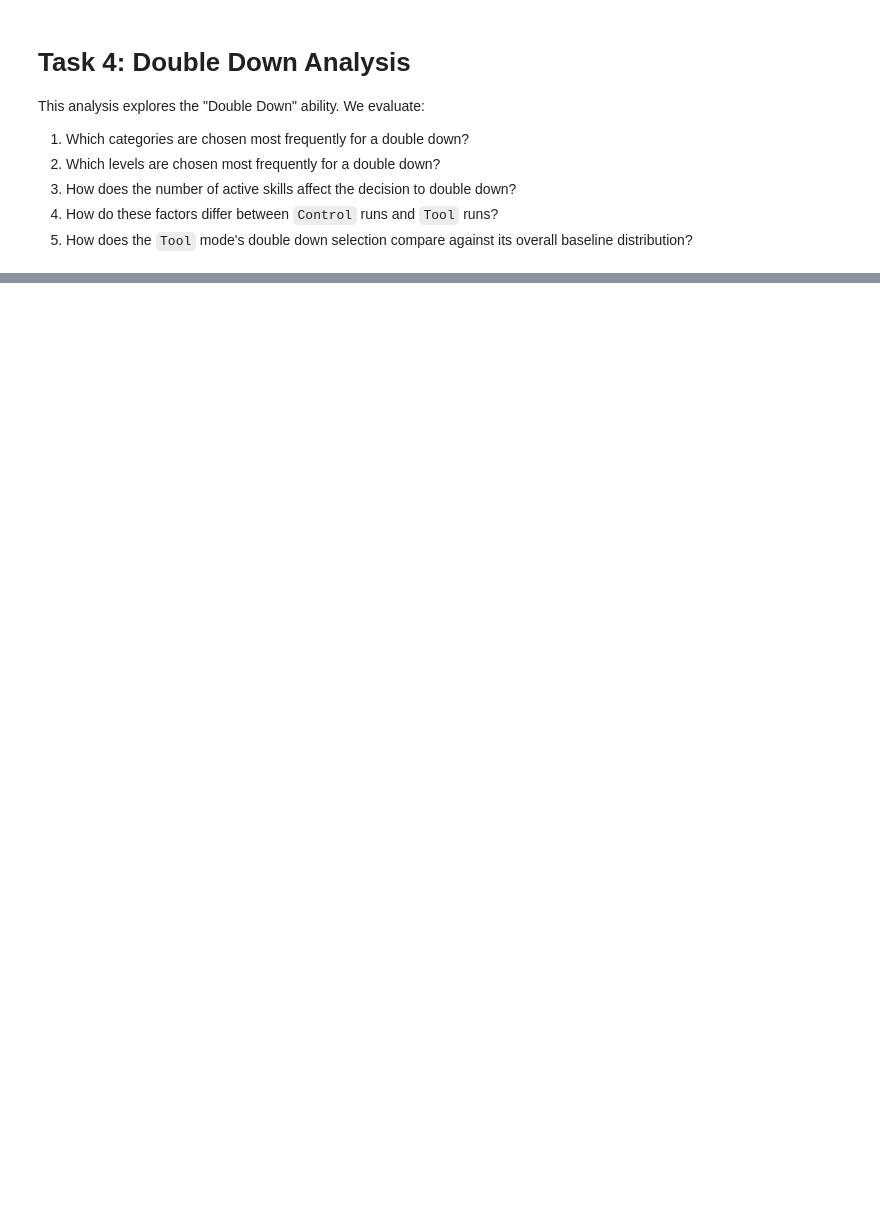
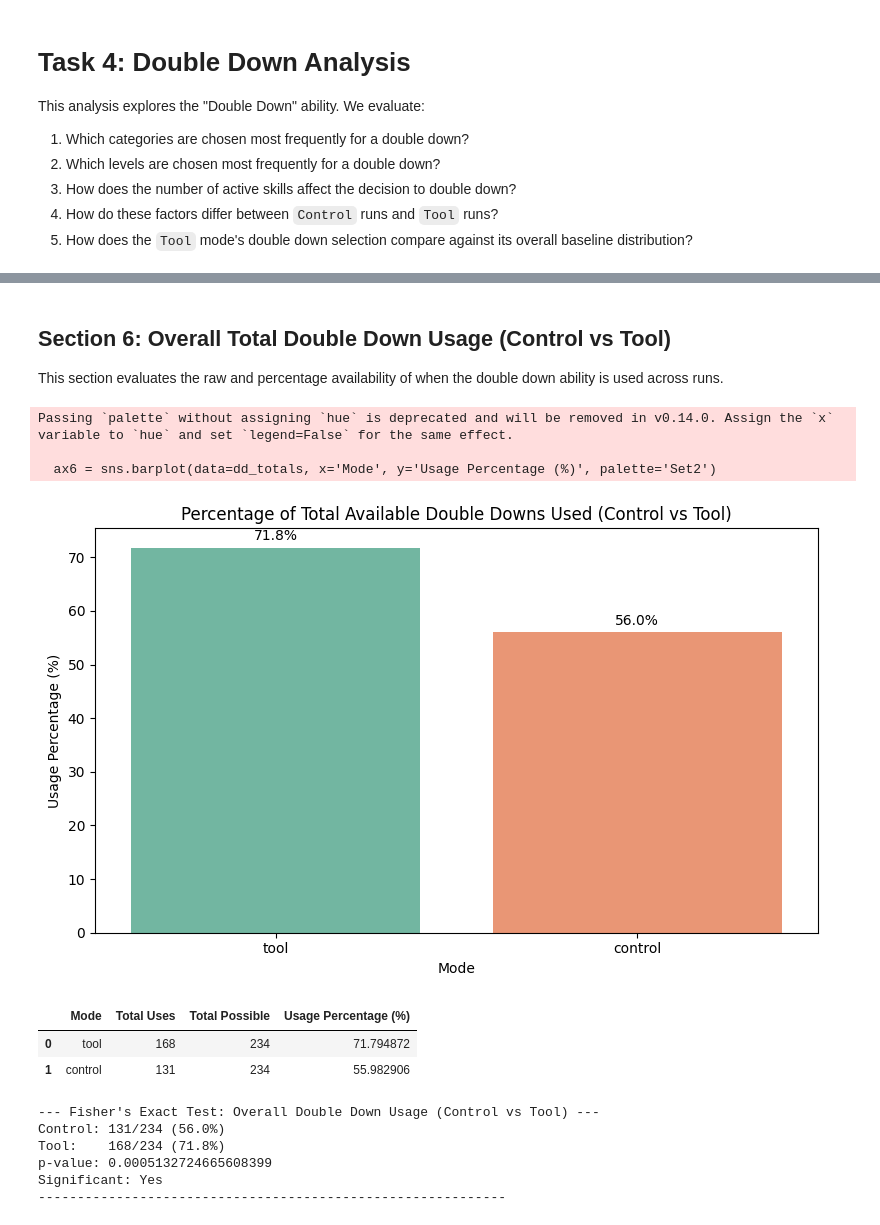
Before and after one commit to Lakindu2003/dungeon_of_self, a Jupyter notebook: backend/results_viewer/notebooks/task_4_double_down.ipynb, the cells around one changed output, grey strips where cells are left out. Saved outputs shown, nothing was run; the diff lists cells and outputs as text; code cells hidden in the pictures; blank space fills up the shorter version.

```diff
--- a/backend/results_viewer/notebooks/task_4_double_down.ipynb
+++ b/backend/results_viewer/notebooks/task_4_double_down.ipynb
@@ -280,0 +230,66 @@ Raw Counts Table:
+# %% [markdown]
+## Section 6: Overall Total Double Down Usage (Control vs Tool)
+This section evaluates the raw and percentage availability of when the double down ability is used across runs.
+# %%
+# ==========================================================
+# 6. Overall Total Double Down Usage (Control vs Tool)
+# ==========================================================
+
+# Calculate the total number of runs for each mode to find total opportunities
+total_runs_control = sum(1 for r in all_data if r['mode'] == 'control')
+total_runs_tool = sum(1 for r in all_data if r['mode'] == 'tool')
+
+dd_totals = df_dd['mode'].value_counts().reset_index()
+dd_totals.columns = ['Mode', 'Total Uses']
+
+# Each run gives the agent exactly 3 double down opportunities
+dd_totals['Total Possible'] = dd_totals['Mode'].apply(
+    lambda m: (total_runs_tool * 3) if m == 'tool' else (total_runs_control * 3)
+)
+dd_totals['Usage Percentage (%)'] = (dd_totals['Total Uses'] / dd_totals['Total Possible']) * 100
+
+plt.figure(figsize=(8, 5))
+ax6 = sns.barplot(data=dd_totals, x='Mode', y='Usage Percentage (%)', palette='Set2')
+plt.title('Percentage of Total Available Double Downs Used (Control vs Tool)')
+plt.xlabel('Mode')
+plt.ylabel('Usage Percentage (%)')
+for container in ax6.containers:
+    ax6.bar_label(container, fmt='%.1f%%', padding=3)
+plt.tight_layout()
+plt.show()
+
+display(dd_totals)
+
+# Fisher Exact Test for Overall Usage
+total_uses_control = len(df_dd_control)
+total_uses_tool = len(df_dd_tool)
+total_possible_control = total_runs_control * 3
+total_possible_tool = total_runs_tool * 3
+
+table = [
+    [total_uses_control, total_uses_tool],
+    [total_possible_control - total_uses_control, total_possible_tool - total_uses_tool]
+]
+
+_, p_val = fisher_exact(table)
+
+print("\n--- Fisher's Exact Test: Overall Double Down Usage (Control vs Tool) ---")
+print(f"Control: {total_uses_control}/{total_possible_control} ({(total_uses_control/max(1, total_possible_control))*100:.1f}%)")
+print(f"Tool:    {total_uses_tool}/{total_possible_tool} ({(total_uses_tool/max(1, total_possible_tool))*100:.1f}%)")
+print(f"p-value: {p_val}")
+print(f"Significant: {'Yes' if p_val < 0.05 else 'No'}")
+print("-" * 60)
+# %% [output]
+Passing `palette` without assigning `hue` is deprecated and will be removed in v0.14.0. Assign the `x` variable to `hue` and set `legend=False` for the same effect.
+
+  ax6 = sns.barplot(data=dd_totals, x='Mode', y='Usage Percentage (%)', palette='Set2')
+[figure, added]
+|  | Mode | Total Uses | Total Possible | Usage Percentage (%) |
+| 0 | tool | 168 | 234 | 71.794872 |
+| 1 | control | 131 | 234 | 55.982906 |
+--- Fisher's Exact Test: Overall Double Down Usage (Control vs Tool) ---
+Control: 131/234 (56.0%)
+Tool:    168/234 (71.8%)
+p-value: 0.0005132724665608399
+Significant: Yes
+------------------------------------------------------------
```
Also changed, not shown: parts of 4 cells of this notebook, 8 other files.
